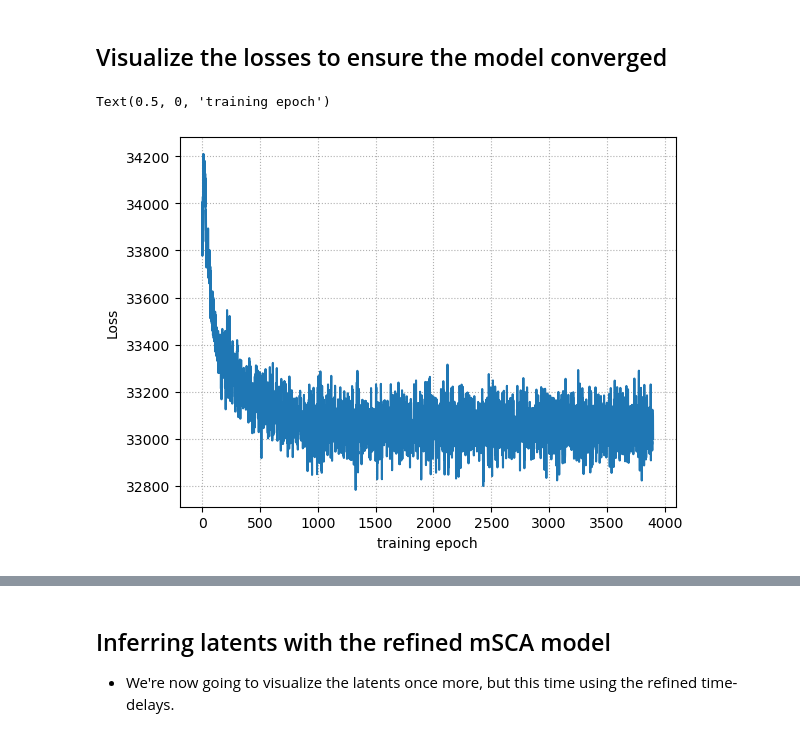
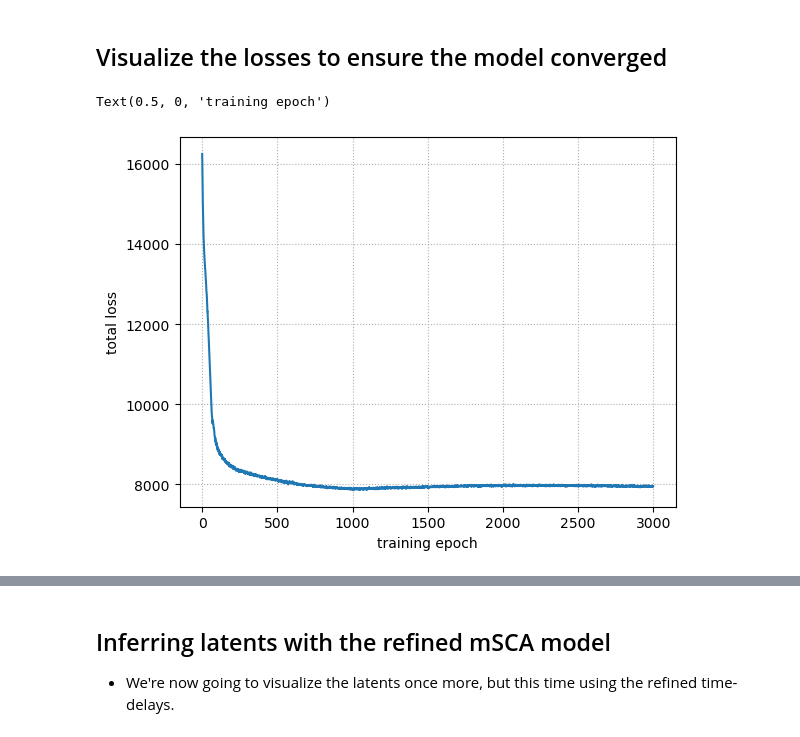
Before and after one commit to AndrewUlmer/mSCA, a Jupyter notebook: quickstart.ipynb, the cells around one changed output, grey strips where cells are left out. Cells and saved outputs as stored; diff of their text form; code cells hidden in the pictures.

```diff
--- a/quickstart.ipynb
+++ b/quickstart.ipynb
@@ -82,14 +85,16 @@ Using lam_region = 572.2071540508128
 ## Visualize the losses to ensure the model converged
 # %%
 # Concatenate and sum the losses (reconstruction, latent sparsity, region, sparsity, and orthogonality)
-loss = np.stack([v for v in losses.values()], axis=1).sum(axis=1)
-plt.plot(loss[100:]); # Avoiding weirdness in early training
+loss = losses['total_loss']
+
+# Plot the total loss up until the "post-hoc" scaling compensation stage
+plt.plot(loss[:-msca.post_hoc_epoch])
 plt.grid(ls=":");
-plt.ylabel("Loss");
+plt.ylabel("total loss");
 plt.xlabel("training epoch")
 # %% [output]
 Text(0.5, 0, 'training epoch')
-[figure, old version]
+[figure, new version]
 # %% [markdown]
 ## Inferring latents with the trained mSCA model
 * We're now going to use the trained mSCA model to infer latents and compare them to the ground-truth latents and corresponding time-delays.
```
Also changed, not shown: parts of 10 cells of this notebook, 17 other files.
